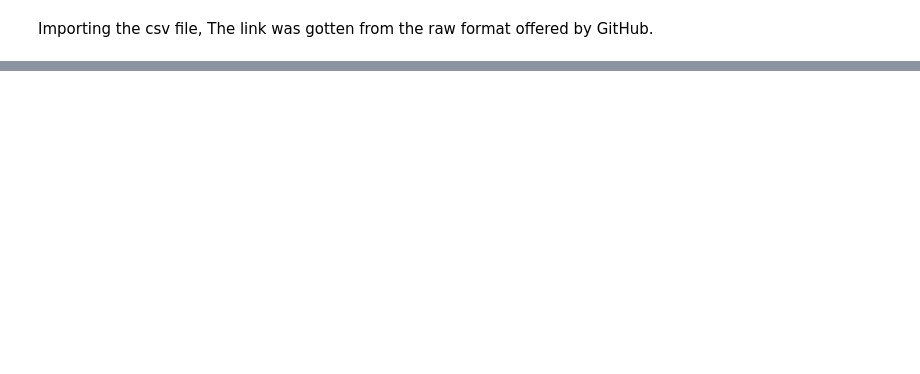
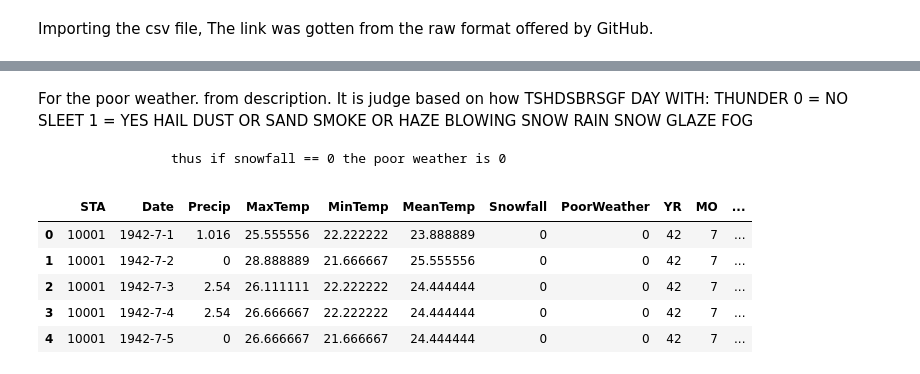
Before and after one commit to HamoyeHQ/08-weather-conditions, a Jupyter notebook: data/EDA_and_Pre_processing.ipynb, the cells around one changed output, grey strips where cells are left out. Cells and saved outputs as stored; diff of their text form; code cells hidden in the pictures; blank space fills up the shorter version.

```diff
--- a/data/EDA_and_Pre_processing.ipynb
+++ b/data/EDA_and_Pre_processing.ipynb
@@ -17,0 +75,7 @@ Df.head()
+# %%
+#dropping all column with more than 80% nan
+#from the kaggle description
+# TSHDSBRSGF is the same as Poor weather so will drop it
+
+weatherdf.drop(["DR", 'SPD','WindGustSpd', 'PGT', "TSHDSBRSGF",'RHN', 'RHX', "SND", 'SD3', "FT", "FTI", "FB", 'RVG', 'ITH', 'WTE'],
+                    axis =1 , inplace=True)
@@ -17,0 +125,2 @@ Df.head()
+# %%
+weatherdf.drop(["MIN", "MAX", "MEA"], axis =1 , inplace=True)
@@ -17,0 +155,2 @@ Df.head()
+# %%
+weatherdf.Snowfall = pd.DataFrame(weatherdf.Snowfall.fillna(method="bfill",axis=0).fillna(0))
@@ -17,0 +166,2 @@ Df.head()
+# %%
+weatherdf[["PRCP", "SNF"]] = pd.DataFrame(weatherdf[["PRCP", "SNF"]].fillna(method="bfill",axis=0).fillna(0))
@@ -17,0 +185,24 @@ Df.head()
+# %% [markdown]
+For the poor weather. from description. It is judge based on how
+TSHDSBRSGF     DAY WITH:  THUNDER         0 = NO
+                          SLEET           1 = YES
+                          HAIL
+                          DUST OR SAND
+                          SMOKE OR HAZE
+                          BLOWING SNOW
+                          RAIN
+                          SNOW
+                          GLAZE
+                          FOG
+
+                   thus if snowfall == 0 the poor weather is 0
+# %%
+weatherdf["PoorWeather"] = np.where(weatherdf['Snowfall']!= 0, 1, 0)
+weatherdf.head()
+# %% [output]
+|  | STA | Date | Precip | MaxTemp | MinTemp | MeanTemp | Snowfall | PoorWeather | YR | MO | ... |
+| 0 | 10001 | 1942-7-1 | 1.016 | 25.555556 | 22.222222 | 23.888889 | 0 | 0 | 42 | 7 | ... |
+| 1 | 10001 | 1942-7-2 | 0 | 28.888889 | 21.666667 | 25.555556 | 0 | 0 | 42 | 7 | ... |
+| 2 | 10001 | 1942-7-3 | 2.54 | 26.111111 | 22.222222 | 24.444444 | 0 | 0 | 42 | 7 | ... |
+| 3 | 10001 | 1942-7-4 | 2.54 | 26.666667 | 22.222222 | 24.444444 | 0 | 0 | 42 | 7 | ... |
+| 4 | 10001 | 1942-7-5 | 0 | 26.666667 | 21.666667 | 24.444444 | 0 | 0 | 42 | 7 | ... |
```
Also changed, not shown: parts of 15 cells of this notebook.
